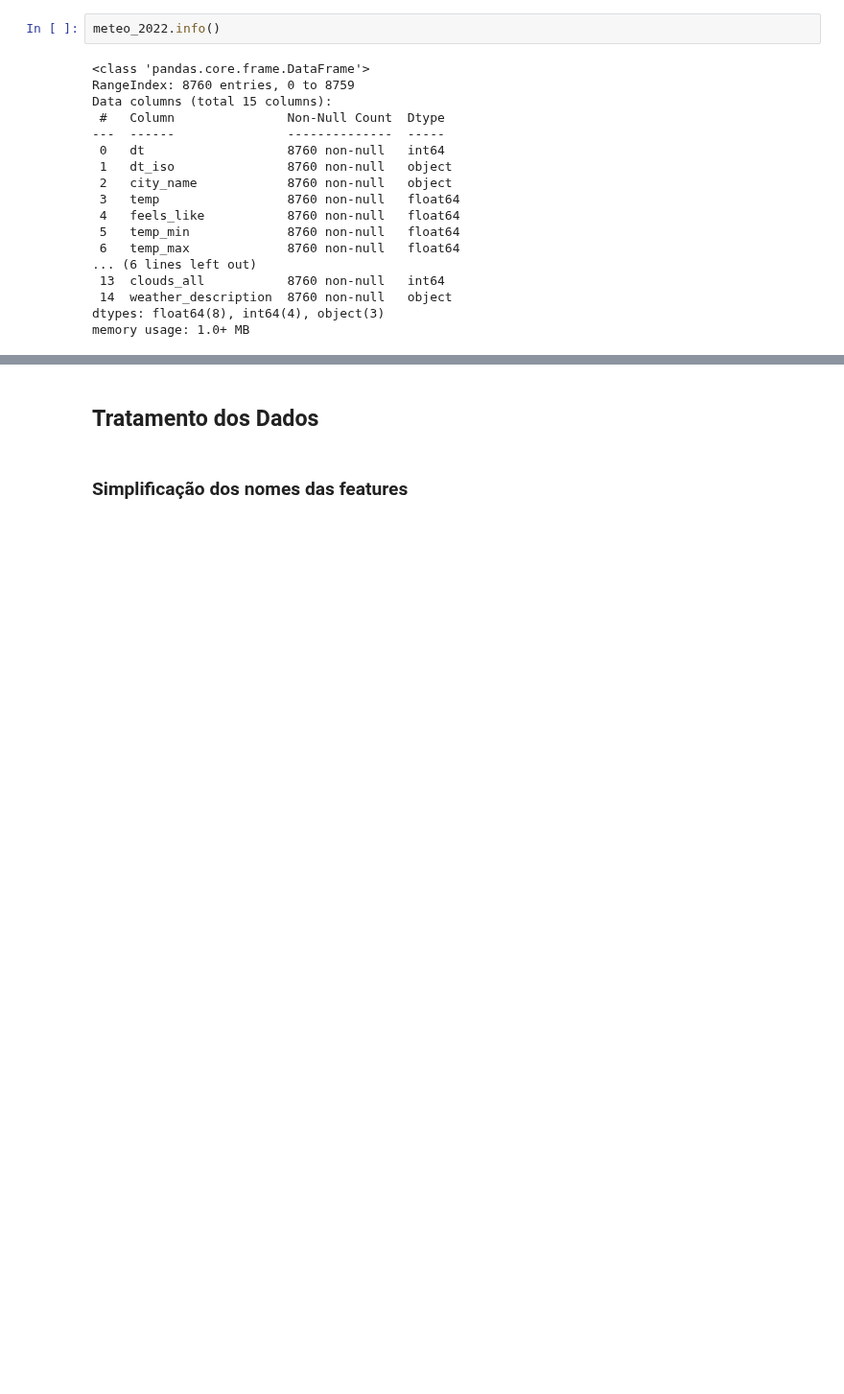
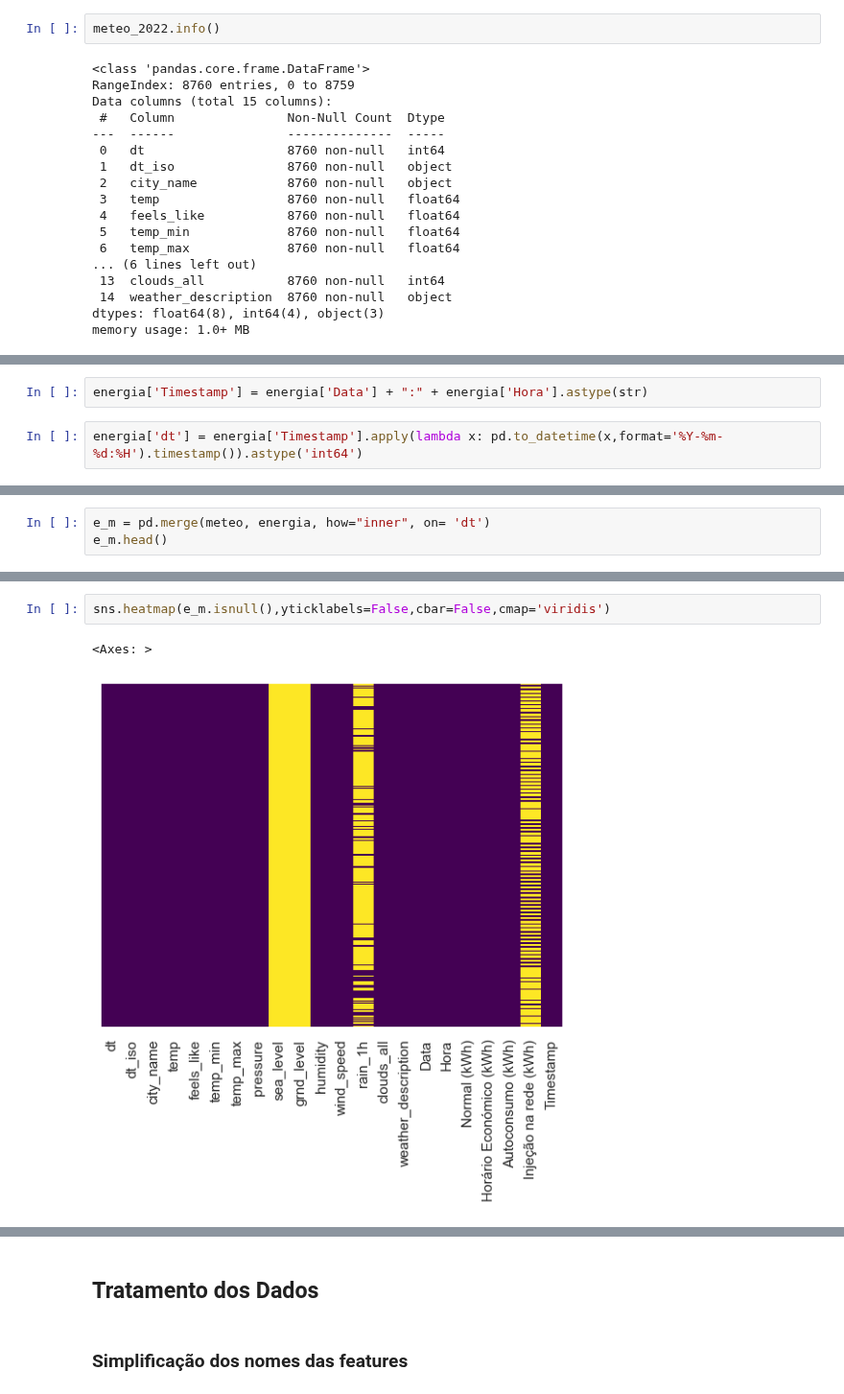
Before and after one commit to rafa2002/DAA-2324, a Jupyter notebook: Energy.ipynb, the cells around one changed output, grey strips where cells are left out. Shown at 96% size. Drawn from its saved outputs; the diff is of its cells as text; blank space fills up the shorter version.

```diff
--- a/Energy.ipynb
+++ b/Energy.ipynb
@@ -387,0 +154,4 @@ meteo.tail()
+# %%
+energia['Timestamp'] = energia['Data'] + ":" + energia['Hora'].astype(str)
+# %%
+energia['dt'] = energia['Timestamp'].apply(lambda x: pd.to_datetime(x,format='%Y-%m-%d:%H').timestamp()).astype('int64')
@@ -387,0 +160,3 @@ meteo.tail()
+# %%
+e_m = pd.merge(meteo, energia, how="inner", on= 'dt')
+e_m.head()
@@ -387,0 +215,5 @@ meteo.tail()
+# %%
+sns.heatmap(e_m.isnull(),yticklabels=False,cbar=False,cmap='viridis')
+# %% [output]
+<Axes: >
+[figure, added]
```
Also changed, not shown: parts of 30 cells of this notebook.
